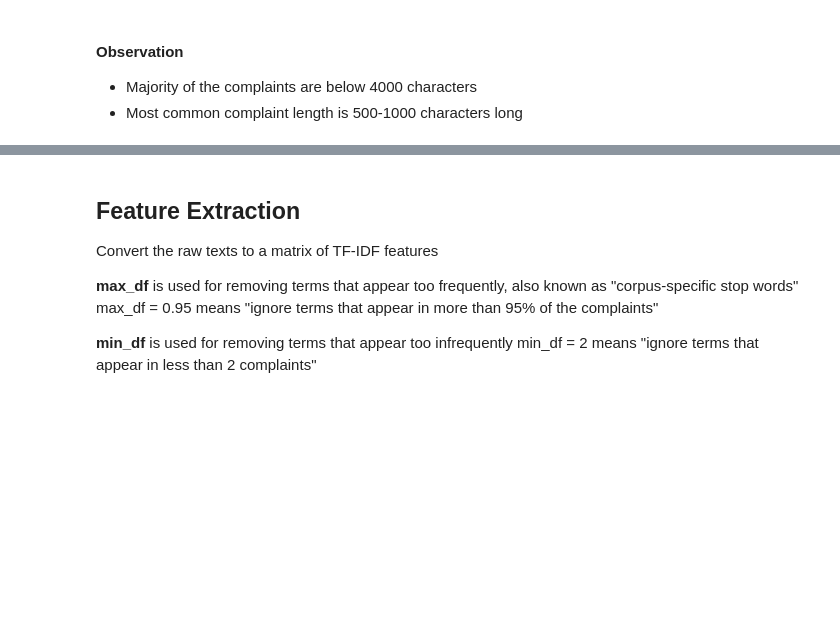
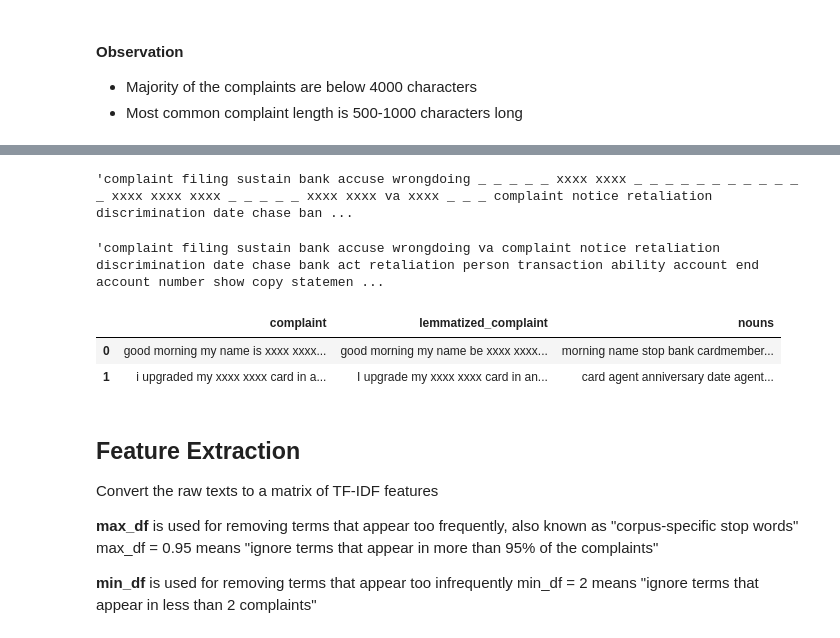
Before and after one commit to ayushxx7/TicketClassification, a Jupyter notebook: Automatic_Ticket_Classification_Assignment.ipynb, the cells around one changed output, grey strips where cells are left out. Drawn from its saved outputs; the diff is of its cells as text; code cells hidden in the pictures; blank space fills up the shorter version.

```diff
--- a/Automatic_Ticket_Classification_Assignment.ipynb
+++ b/Automatic_Ticket_Classification_Assignment.ipynb
@@ -504,0 +600,18 @@ df_clean
+# %%
+def remove_masking_characters(inp):
+    # remove _+
+    # remove xx+
+    inp = inp.lower()
+    inp = re.sub(r"_+", "", inp).strip()
+    inp = re.sub(r"xx+", "", inp).strip()
+    inp = re.sub(r"\s+", " ", inp).strip()
+
+    return inp
+# %%
+df_clean['nouns'][171]
+# %% [output]
+'complaint filing sustain bank accuse wrongdoing _ _ _ _ _ xxxx xxxx _ _ _ _ _ _ _ _ _ _ _ _ xxxx xxxx xxxx _ _ _ _ _ xxxx xxxx va xxxx _ _ _ complaint notice retaliation discrimination date chase ban ...
+# %%
+df_clean['nouns'].apply(remove_masking_characters)[171]
+# %% [output]
+'complaint filing sustain bank accuse wrongdoing va complaint notice retaliation discrimination date chase bank act retaliation person transaction ability account end account number show copy statemen ...
@@ -505,3 +620,12 @@ df_clean
+# %%
+df_clean['nouns'] = df_clean['nouns'].apply(remove_masking_characters)
+# %%
+# all masked texts has been removed
+df_clean.head(2)
+# %% [output]
+|  | complaint | lemmatized_complaint | nouns |
+| 0 | good morning my name is xxxx xxxx... | good morning my name be xxxx xxxx... | morning name stop bank cardmember... |
+| 1 | i upgraded my xxxx xxxx card in a... | I upgrade my xxxx xxxx card in an... | card agent anniversary date agent... |
 # %% [markdown]
 ## Feature Extraction
 Convert the raw texts to a matrix of TF-IDF features
```
Also changed, not shown: parts of 50 cells of this notebook.
